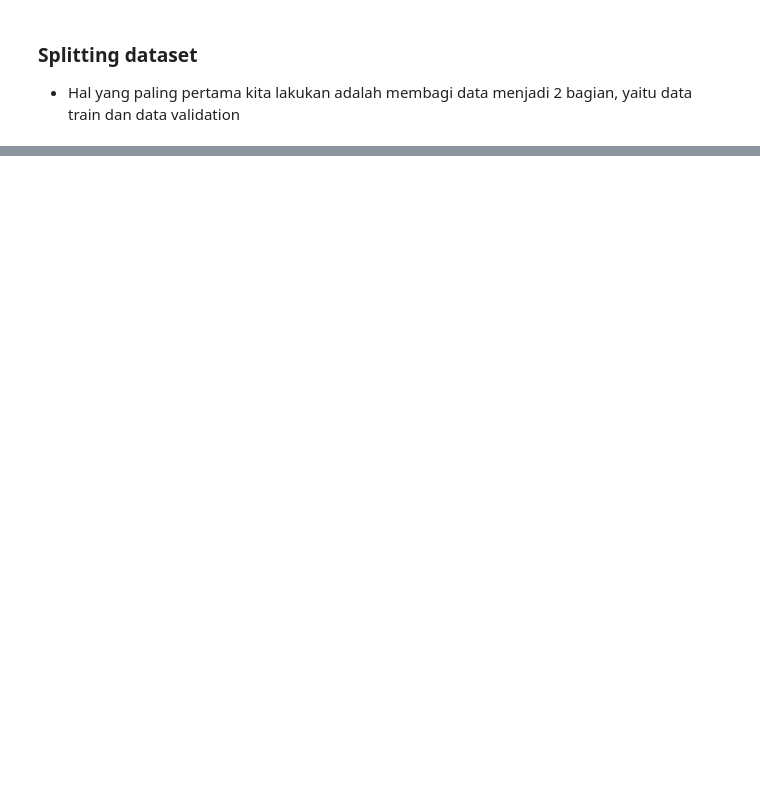
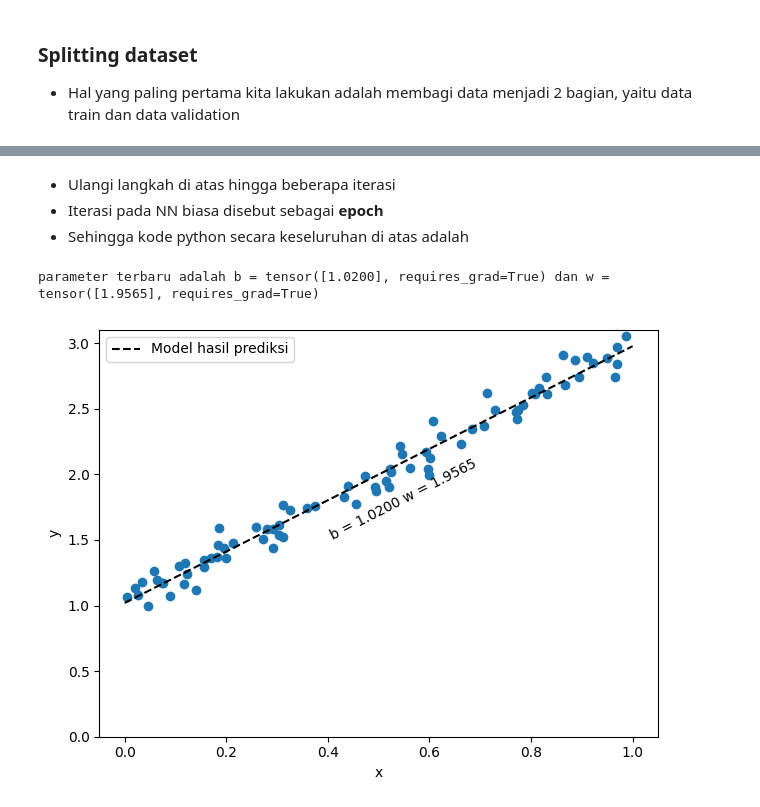
Before and after one commit to miftanurfarid/kecerdasan_buatan, a Jupyter notebook: slide/2024/05.applications/05.applications_nn.ipynb, the cells around one changed output, grey strips where cells are left out. Saved outputs shown, nothing was run; the diff lists cells and outputs as text; code cells hidden in the pictures; blank space fills up the shorter version.

```diff
--- a/slide/2024/05.applications/05.applications_nn.ipynb
+++ b/slide/2024/05.applications/05.applications_nn.ipynb
@@ -263,0 +267,22 @@ print(model.state_dict())
+# %%
+idx = np.arange(N)
+np.random.shuffle(idx)
+
+# menggunakan 80 random indeks pertama untuk train
+train_idx = idx[:int(N*.8)]
+
+# dan sisanya untuk validation
+val_idx = idx[int(N*.8):]
+
+# membagi data train & data validation berdasarkan indeks yang telah dibut
+x_train, y_train = x[train_idx], y[train_idx]
+x_val, y_val = x[val_idx], y[val_idx]
+# %%
+import torch
+
+device = 'cuda' if torch.cuda.is_available() else 'cpu'
+
+x_train_tensor = torch.as_tensor(x_train).float().to(device)
+y_train_tensor = torch.as_tensor(y_train).float().to(device)
+x_val_tensor = torch.as_tensor(x_val).float().to(device)
+y_val_tensor = torch.as_tensor(y_val).float().to(device)
@@ -263,0 +343,56 @@ print(model.state_dict())
+# %% [markdown]
+- Ulangi langkah di atas hingga beberapa iterasi
+- Iterasi pada NN biasa disebut sebagai **epoch**
+- Sehingga kode python secara keseluruhan di atas adalah
+# %%
+learning_rate = .1
+
+torch.manual_seed(42)
+b = torch.randn(1, requires_grad=True, \
+                dtype=torch.float, device=device)
+w = torch.randn(1, requires_grad=True, \
+                dtype=torch.float, device=device)
+
+optimizer = optim.SGD([b, w], lr=learning_rate)
+
+loss_fn = nn.MSELoss(reduction='mean')
+
+n_epochs = 1000
+
+for epoch in range(n_epochs):
+    yhat = b + w * x_train_tensor
+
+    loss = loss_fn(yhat, y_train_tensor)
+
+    loss.backward()
+
+    optimizer.step()
+    optimizer.zero_grad()
+
+print(f"parameter terbaru adalah b = {b} dan w = {w}")
+# %% [output]
+parameter terbaru adalah b = tensor([1.0200], requires_grad=True) dan w = tensor([1.9565], requires_grad=True)
+# %%
+import numpy as np
+import matplotlib.pyplot as plt
+
+def figure3(x_train, y_train, b_minimum, w_minimum):
+    x_range = np.linspace(0, 1, 101)
+    yhat_range = b_minimum + w_minimum * x_range
+
+    fig, ax = plt.subplots(1, 1)
+    ax.set_xlabel('x')
+    ax.set_ylabel('y')
+    ax.set_ylim([0, 3.1])
+
+    ax.scatter(x_train, y_train)
+    ax.plot(x_range, yhat_range, label='Model hasil prediksi', c='k', linestyle='--')
+
+    ax.annotate('b = {:.4f} w = {:.4f}'.format(b_minimum[0], w_minimum[0]), xy=(.4, 1.5), c='k', rotation=27)
+    ax.legend(loc=0)
+    fig.tight_layout()
+    return fig, ax
+
+fig = figure3(x_train, y_train, b.detach().numpy(), w.detach().numpy())
+# %% [output]
+[figure, added]
```
Also changed, not shown: parts of 48 cells of this notebook, 3 other files.
